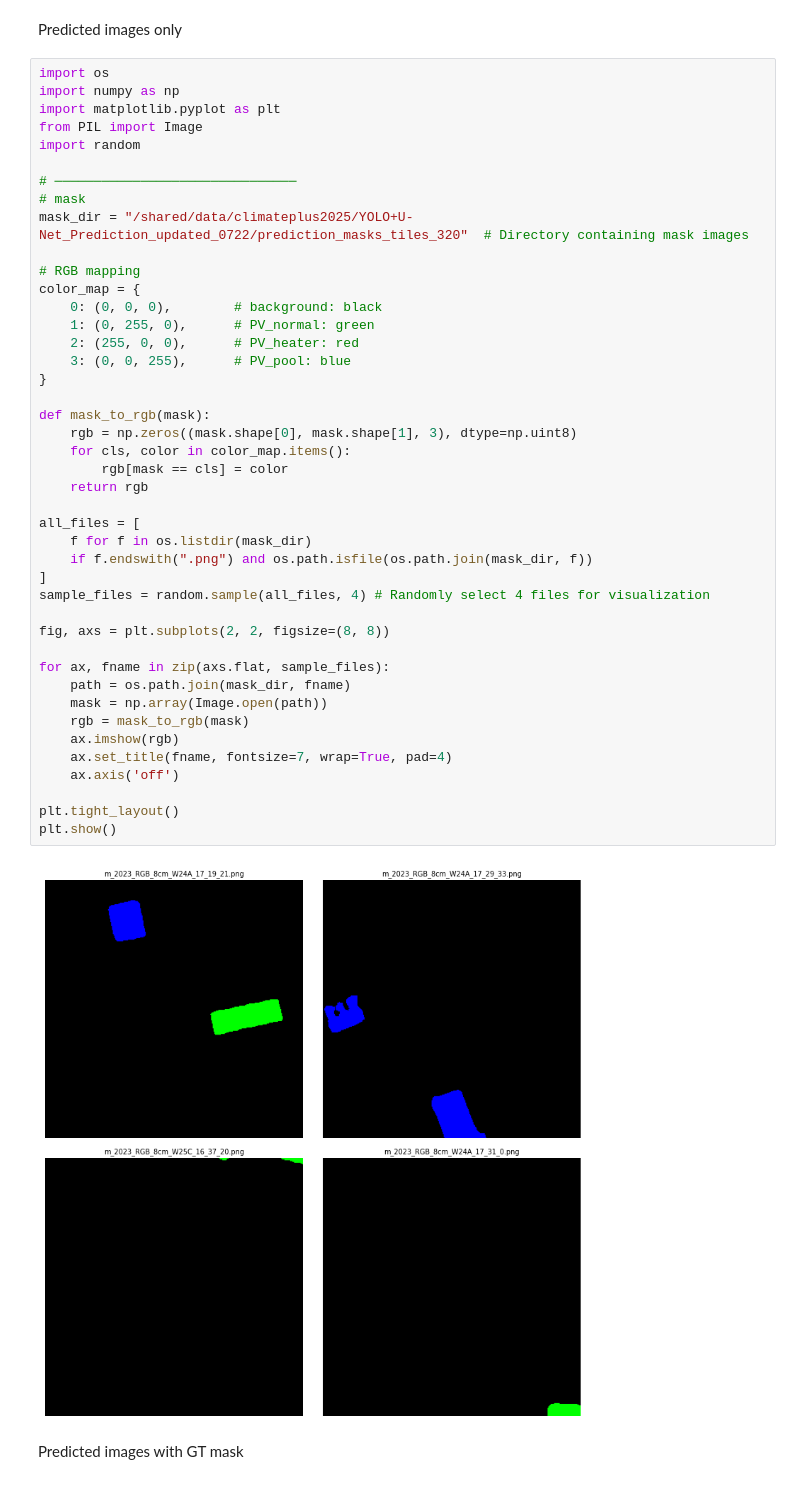
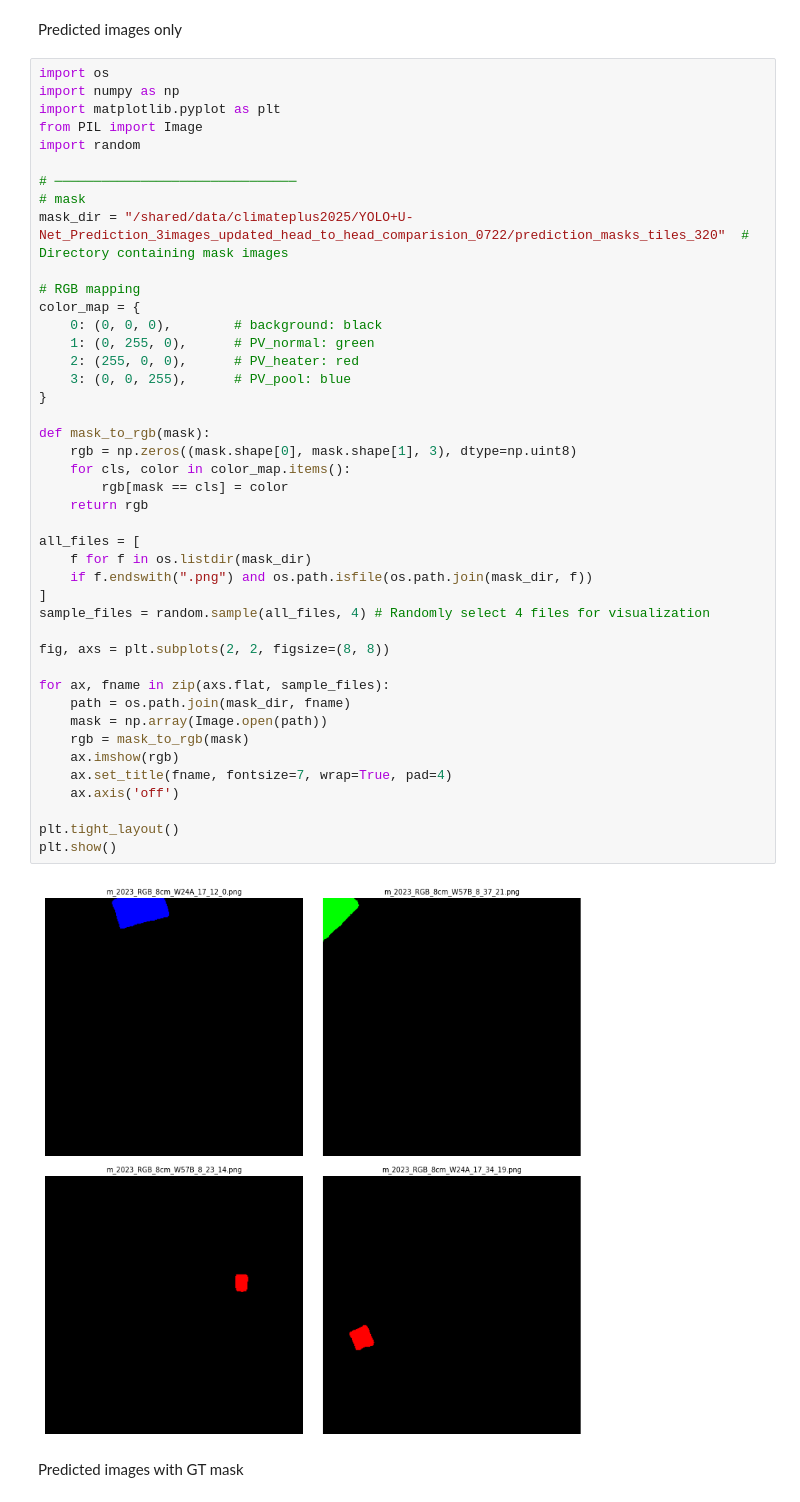
Before and after one commit to catherine-n/climateplus2025, a Jupyter notebook: 2.Modeling/2.3.YOLO+U-Net/Evaluation/1.visusalization_checker.ipynb, the cells around one changed output. Drawn from its saved outputs; the diff is of its cells as text.

```diff
--- a/2.Modeling/2.3.YOLO+U-Net/Evaluation/1.visusalization_checker.ipynb
+++ b/2.Modeling/2.3.YOLO+U-Net/Evaluation/1.visusalization_checker.ipynb
@@ -12,7 +12,7 @@ import random
 
 # ───────────────────────────────
 # mask
-mask_dir = "/shared/data/climateplus2025/YOLO+U-Net_Prediction_updated_0722/prediction_masks_tiles_320"  # Directory containing mask images
+mask_dir = "/shared/data/climateplus2025/YOLO+U-Net_Prediction_3images_updated_head_to_head_comparision_0722/prediction_masks_tiles_320"  # Directory containing mask images
 
 # RGB mapping
 color_map = {
@@ -20,34 +20,34 @@ color_map = {
     1: (0, 255, 0),      # PV_normal: green
     2: (255, 0, 0),      # PV_heater: red
     3: (0, 0, 255),      # PV_pool: blue
 }
 
 def mask_to_rgb(mask):
     rgb = np.zeros((mask.shape[0], mask.shape[1], 3), dtype=np.uint8)
     for cls, color in color_map.items():
         rgb[mask == cls] = color
     return rgb
 
 all_files = [
     f for f in os.listdir(mask_dir)
     if f.endswith(".png") and os.path.isfile(os.path.join(mask_dir, f))
 ]
 sample_files = random.sample(all_files, 4) # Randomly select 4 files for visualization
 
 fig, axs = plt.subplots(2, 2, figsize=(8, 8))
 
 for ax, fname in zip(axs.flat, sample_files):
     path = os.path.join(mask_dir, fname)
     mask = np.array(Image.open(path))
     rgb = mask_to_rgb(mask)
     ax.imshow(rgb)
     ax.set_title(fname, fontsize=7, wrap=True, pad=4)
     ax.axis('off')
 
 plt.tight_layout()
 plt.show()
 # %% [output]
-[figure, old version]
+[figure, new version]
 # %% [markdown]
 Predicted images with GT mask
 # %%
```
Also changed, not shown: parts of 1 cell of this notebook, 1 other file.
